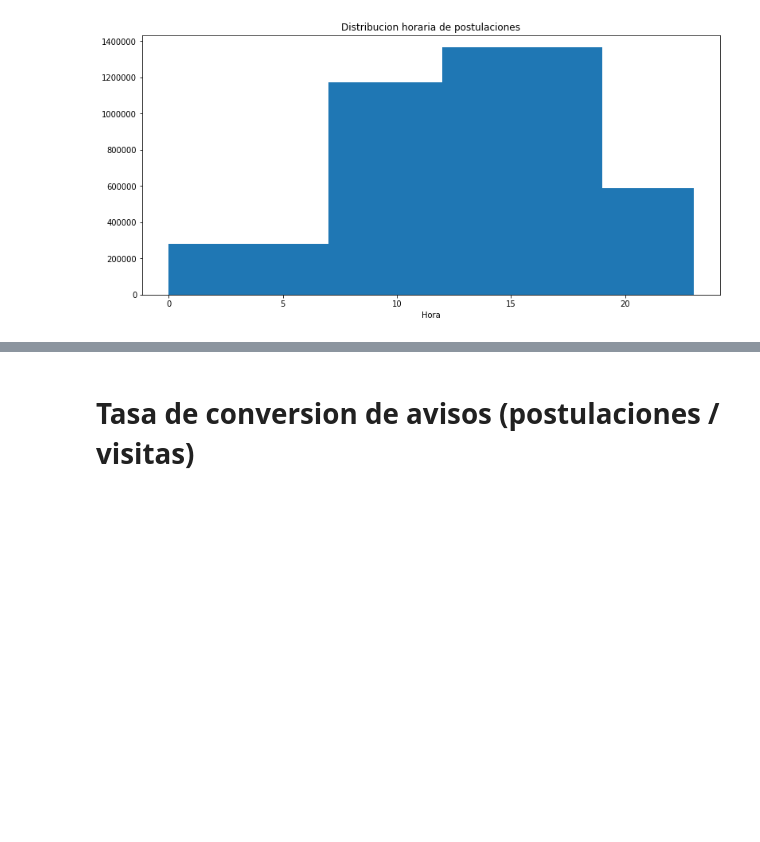
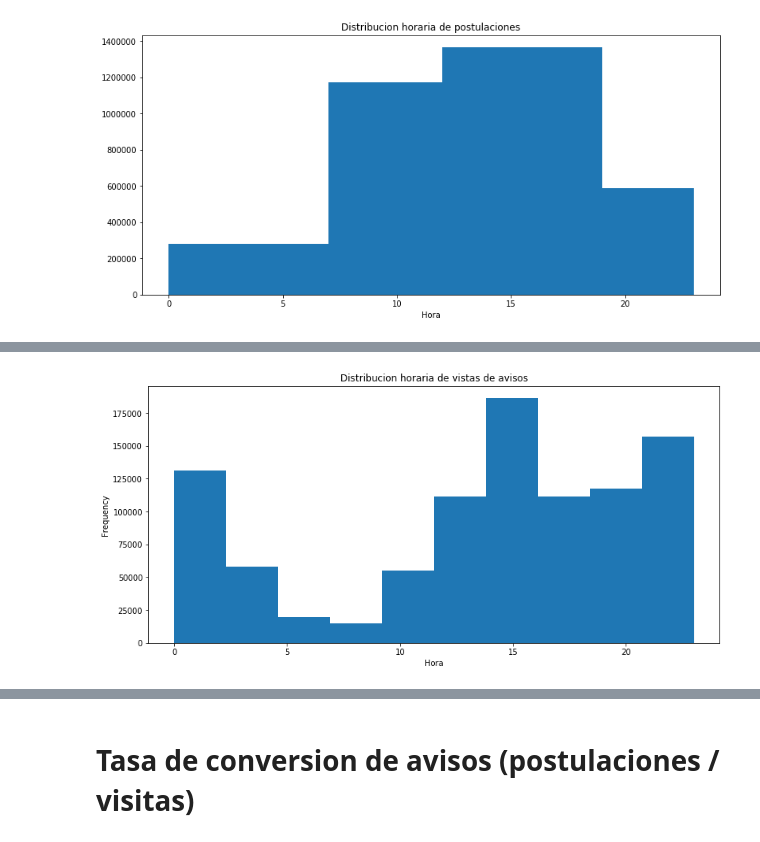
Before and after one commit to BrigliaAn/TP1-AnalisisExploratorio-ZonaJobs, a Jupyter notebook: Tp1-completo.ipynb, the cells around one changed output, grey strips where cells are left out. Saved outputs shown, nothing was run; the diff lists cells and outputs as text; code cells hidden in the pictures; blank space fills up the shorter version.

Commit message:
agrego graficos de vistas

```diff
--- a/Tp1-completo.ipynb
+++ b/Tp1-completo.ipynb
@@ -934,0 +967,11 @@ plt.show()
+# %%
+#capaz es mejor otro grafico para esto
+fig = plt.figure()
+ax = fig.add_subplot(111)
+plt.title('Distribucion horaria de vistas de avisos')
+ax.set_xlabel('Hora')
+visitas['timestamp'].dt.hour.plot(kind='hist',figsize=(13,6))
+
+plt.show()
+# %% [output]
+[figure, added]
```
Also changed, not shown: parts of 10 cells of this notebook.
